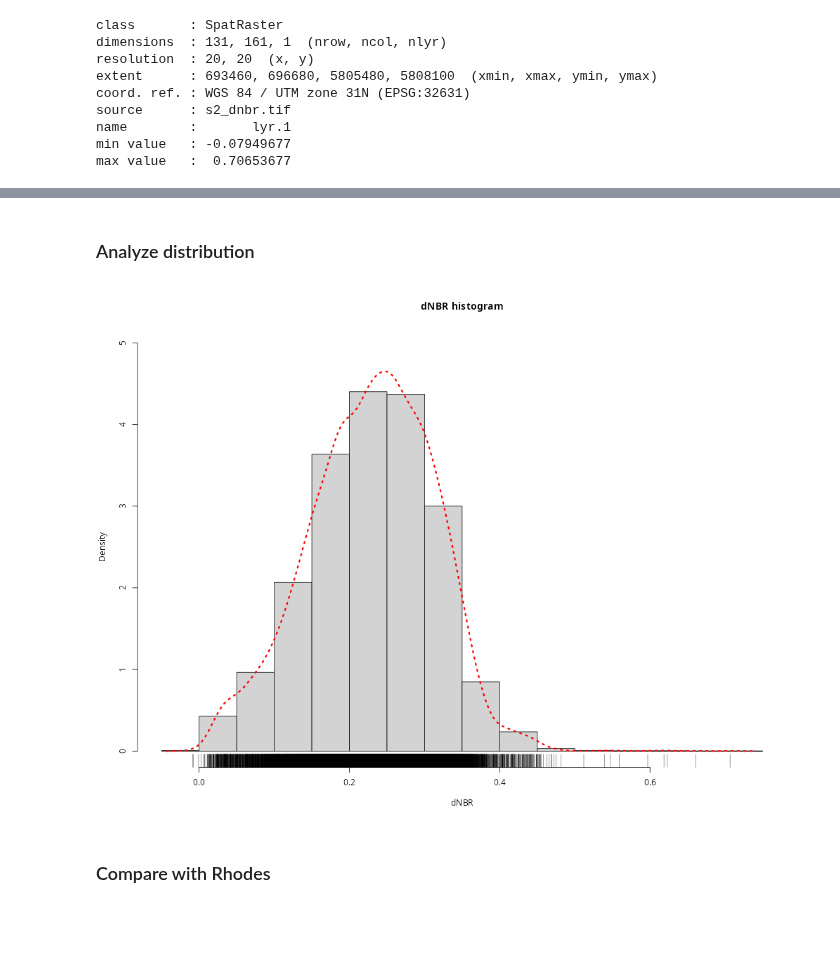
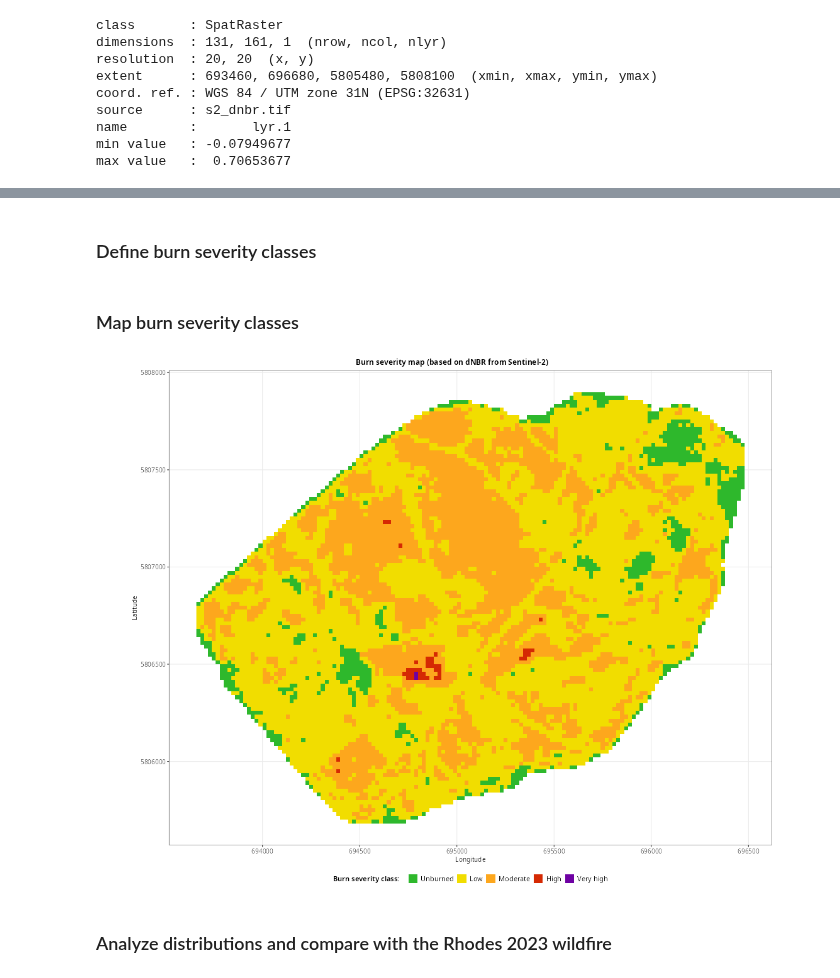
Before and after one commit to LTER-LIFE/vl-geospatial-toolbox, a Jupyter notebook: wildfire_veluwe2026.ipynb, the cells around one changed output, grey strips where cells are left out. Drawn from its saved outputs; the diff is of its cells as text; code cells hidden in the pictures; blank space fills up the shorter version.

```diff
--- a/wildfire_veluwe2026.ipynb
+++ b/wildfire_veluwe2026.ipynb
@@ -469,20 +520,31 @@ plot(roi_sv, lty = 3, lwd = 4, add = TRUE)
+# %% [markdown]
+### Define burn severity classes
+# %%
+severity_classes <- data.frame(name = c("Unburned", "Low", "Moderate", "High", "Very high"),
+                               description = c("Little to no damage",
+                                               "Minor vegetation loss or early signs of damage",
+                                               "Partial vegetation loss",
+                                               "Significant vegetation loss",
+                                               "Extensive vegetation loss and exposed soil"),
+                               lower = c(-0.1, 0.1, 0.27, 0.44, 0.66),
+                               upper = c(0.1, 0.27, 0.44, 0.66, Inf),
+                               color = c("#2eb82c", "#f1dd00", "#fda71d", "#d52903", "#6e01a3"))
+# %% [markdown]
+### Map burn severity classes
+# %%
+s2_sev <- s2_dnbr |>
+  crop(roi_sv, mask = TRUE) |>
+  mutate(sev = cut(dnbr, breaks = c(-0.1, severity_classes$upper),
+                         labels = severity_classes$name))
+
+ggplot() +
+  geom_spatraster(data = s2_sev[["sev"]]) +
+  coord_sf(datum = st_crs(32631)) +
+  scale_fill_manual(values = severity_classes$color, na.translate = FALSE) +
+  theme(legend.position = "bottom") +
+  labs(title = "Burn severity map (based on dNBR from Sentinel-2)",
+       x = "Longitude", y = "Latitude", fill = "Burn severity class:   ")
+# %% [output]
+[figure, added]
 # %% [markdown]
-### Analyze distribution
+### Analyze distributions and compare with the Rhodes 2023 wildfire
-# %%
-dnbr_vals <- s2_dnbr |>
-  crop(roi_sv, mask = TRUE) |>
-  values() |>
-  na.omit() |>
-  as.vector()
-write.csv(dnbr_vals, "out/tables/dnbr_veluwe.csv", row.names = FALSE)
-
-hist(dnbr_vals, prob = TRUE,
-     ylim = c(0, 5), #xlim = c(-0.2, 1),
-     main = "dNBR histogram", xlab = "dNBR")
-lines(density(dnbr_vals),
-      col = "red", lwd = 3, lty = 3)
-rug(jitter(dnbr_vals), lwd = 0.5)
-# %% [output]
-[figure, removed]
-# %% [markdown]
-### Compare with Rhodes
```
Also changed, not shown: parts of 10 cells of this notebook, 1 other file.
